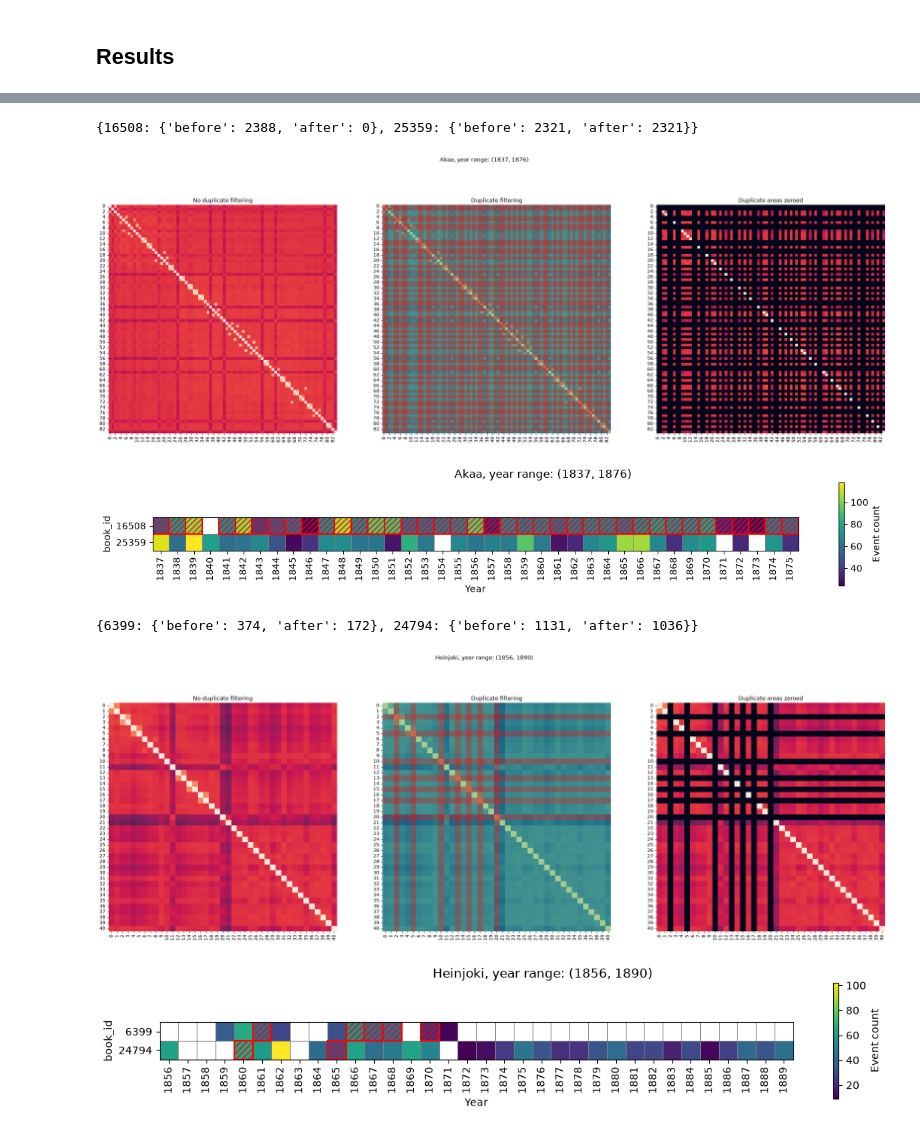
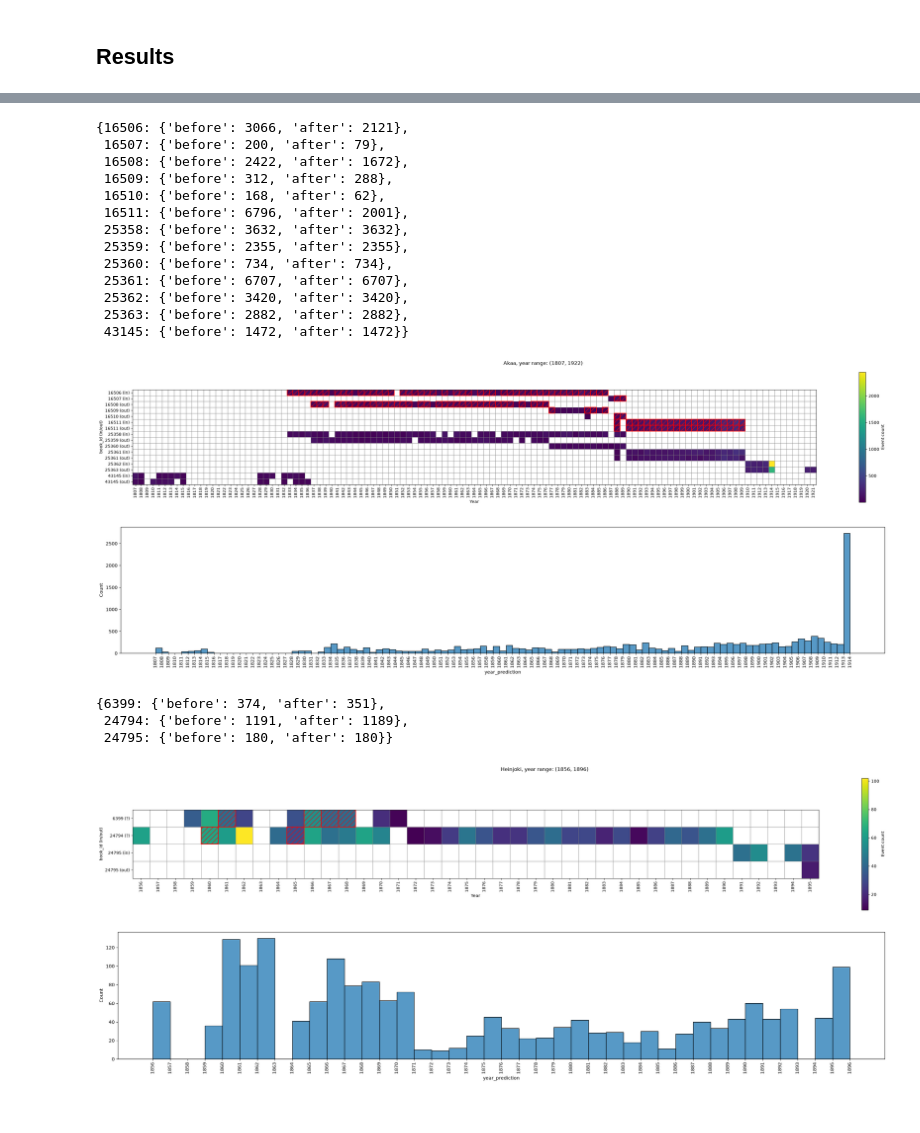
Before and after one commit to TurkuNLP/htr-hiski-alignment, a Jupyter notebook: extracting-migrations-overlap_discovery.ipynb, the cells around one changed output, grey strips where cells are left out. Cells and saved outputs as stored; diff of their text form; code cells hidden in the pictures.

```diff
--- a/extracting-migrations-overlap_discovery.ipynb
+++ b/extracting-migrations-overlap_discovery.ipynb
@@ -32,6 +34,7 @@ threshold = 0.8
 for parish_jsonl in tqdm(jsonls):
     parish_df = pd.read_json(parish_jsonl, lines=True)
     parish_df["duplicate"] = False
+    parish_df["duplicate_of"] = None
     parish_df["is_ap"] = parish_df["book_source"].str.contains("ap")
     p_id = parish_df.loc[0, "parish_id"]
 
@@ -74,7 +77,7 @@ for parish_jsonl in tqdm(jsonls):
                         reference["row_data"].to_list(),
                         candidate["row_data"].to_list(),
                         distance.Levenshtein.normalized_similarity,
-                        join_char="|",
+                        join_char="",
                         n_workers=-1,
                     )[0]
                     * 100
@@ -82,14 +85,16 @@ for parish_jsonl in tqdm(jsonls):
 
                 duplicates = np.where(sim_m >= threshold)
 
-                duplicate_pages = parish_df.loc[
-                    candidate.iloc[duplicates[1]].index, "page_n"
-                ].unique()
+                duplicate_pages = candidate.iloc[duplicates[1]].index
                 parish_df.loc[
-                    parish_df["page_n"].isin(duplicate_pages)
+                    parish_df.index.isin(duplicate_pages)
                     & (parish_df["book_source"] == cand_src),
                     "duplicate",
                 ] = True
+
+                parish_df.loc[
+                    candidate.iloc[duplicates[1]].index, "duplicate_of"
+                ] = reference.iloc[duplicates[0]].index
 
     with open(
         f"outputs/json/all_migration_events_parish_splits_duplicate_info/{p_id}_migration_events.jsonl",
@@ -103,7 +108,7 @@ for parish_jsonl in tqdm(jsonls):
                 "year_prediction",
                 "book_year_start",
                 "book_year_end",
-                "duplicate",
+                "duplicate", "duplicate_of",
                 "page_n",
                 "file_row",
                 "in/out",
@@ -255,3 +257,24 @@ def plot_book_year_event_heatmap(df, parish, years, in_out_filter:list=None):
     ax.invert_yaxis()
 
     return fig, ax
+# %%
+def plot_non_duplicate_migration_histogram(df, in_out_filter: list = None):
+    year_non_zero_mask = df["year_prediction"] != 0
+    if in_out_filter == None:
+        df_filtered = df[
+            ~df["duplicate"]
+            & year_non_zero_mask
+        ]["year_prediction"]
+    else:
+        df_filtered = df[
+            ~df["duplicate"]
+            & (df["in/out"].isin(in_out_filter))
+            & year_non_zero_mask
+        ]["year_prediction"]
+
+    year_range = range(df_filtered.min(), df_filtered.max() + 1)
+
+    fig, ax = plt.subplots(figsize=(30, 5))
+    sns.histplot(df_filtered, bins=year_range)
+    ax.set_xticks(year_range)
+    ax.set_xticklabels(year_range, rotation=90)
@@ -270,26 +342,42 @@ migration_duplicate_filtering_before_after_counts(df, (1897, 1922))
 # %%
-df = pd.read_json(
+df_akaa = pd.read_json(
     f"outputs/json/all_migration_events_parish_splits_duplicate_info/3_migration_events.jsonl",
     lines=True
 )
-fig, axs = plot_migration_similarity_heatmaps(df, "Akaa", (1837, 1876))
-fig, axs = plot_book_year_event_heatmap(df, "Akaa", (1837, 1876))
-migration_duplicate_filtering_before_after_counts(df, (1837, 1876))
+display(migration_duplicate_filtering_before_after_counts(df_akaa, (1807, 1922)))
+fig, axs = plot_book_year_event_heatmap(df_akaa, "Akaa", (1807, 1922))
+plot_non_duplicate_migration_histogram(df_akaa, ["in"])
+fig.tight_layout()
 # %% [output]
-{16508: {'before': 2388, 'after': 0}, 25359: {'before': 2321, 'after': 2321}}
+{16506: {'before': 3066, 'after': 2121},
+ 16507: {'before': 200, 'after': 79},
+ 16508: {'before': 2422, 'after': 1672},
+ 16509: {'before': 312, 'after': 288},
+ 16510: {'before': 168, 'after': 62},
+ 16511: {'before': 6796, 'after': 2001},
+ 25358: {'before': 3632, 'after': 3632},
+ 25359: {'before': 2355, 'after': 2355},
+ 25360: {'before': 734, 'after': 734},
+ 25361: {'before': 6707, 'after': 6707},
+ 25362: {'before': 3420, 'after': 3420},
+ 25363: {'before': 2882, 'after': 2882},
+ 43145: {'before': 1472, 'after': 1472}}
-[figure, old version]
+[figure, new version]
-[figure, old version]
+[figure, new version]
 # %%
-df = pd.read_json(
+df_heinjoki = pd.read_json(
     f"outputs/json/all_migration_events_parish_splits_duplicate_info/68_migration_events.jsonl",
     lines=True
 )
 
-fig, axs = plot_migration_similarity_heatmaps(df, "Heinjoki", (1856, 1890))
-fig, axs = plot_book_year_event_heatmap(df, "Heinjoki", (1856, 1890))
-migration_duplicate_filtering_before_after_counts(df, (1856, 1890))
+display(migration_duplicate_filtering_before_after_counts(df_heinjoki, (1856, 1896)))
+fig, axs = plot_book_year_event_heatmap(df_heinjoki, "Heinjoki", (1856, 1896))
+plot_non_duplicate_migration_histogram(df_heinjoki)
+fig.tight_layout()
 # %% [output]
-{6399: {'before': 374, 'after': 172}, 24794: {'before': 1131, 'after': 1036}}
+{6399: {'before': 374, 'after': 351},
+ 24794: {'before': 1191, 'after': 1189},
+ 24795: {'before': 180, 'after': 180}}
-[figure, old version]
+[figure, new version]
-[figure, old version]
+[figure, new version]
 # %%
```
Also changed, not shown: parts of 16 cells of this notebook.
